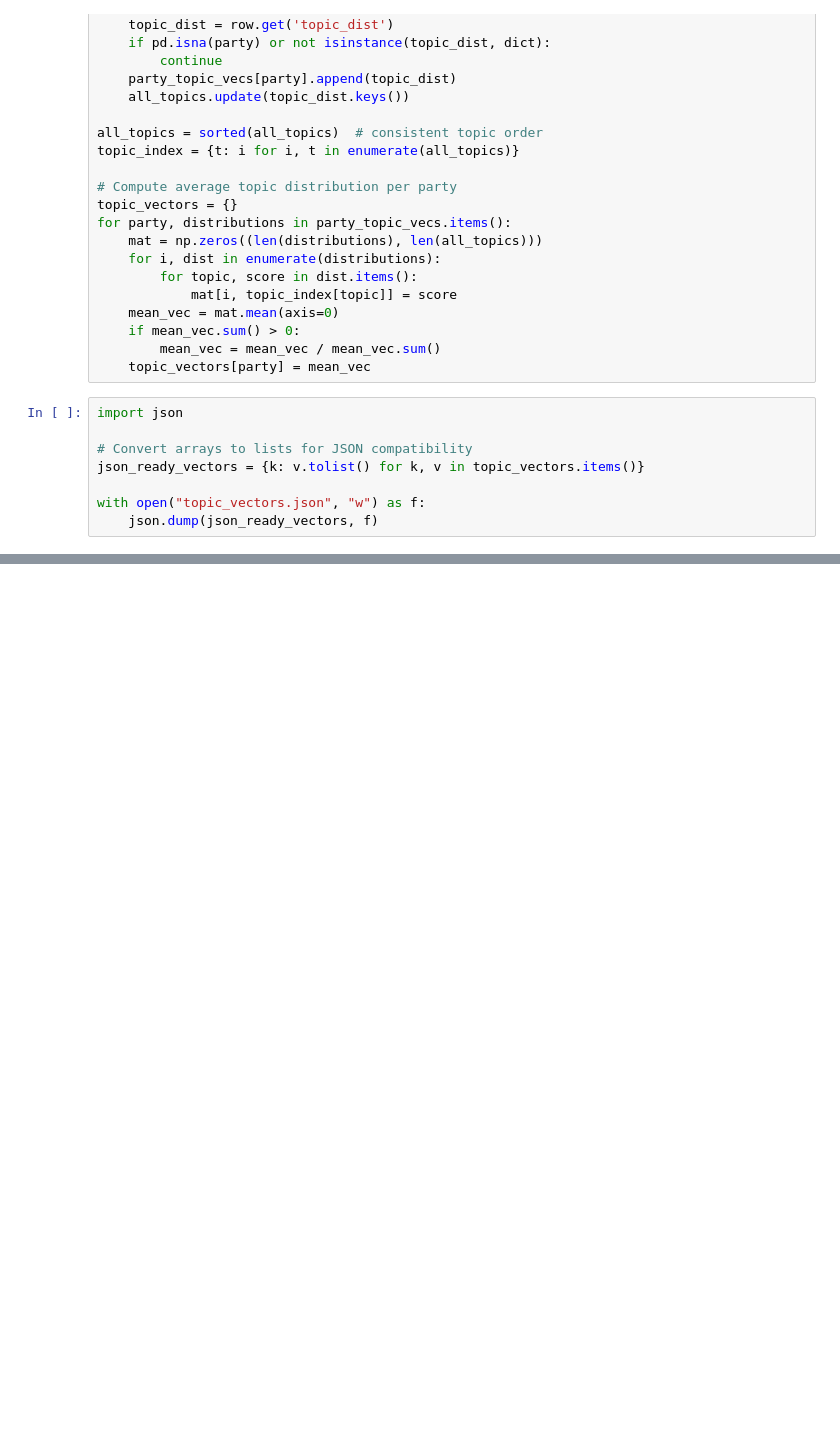
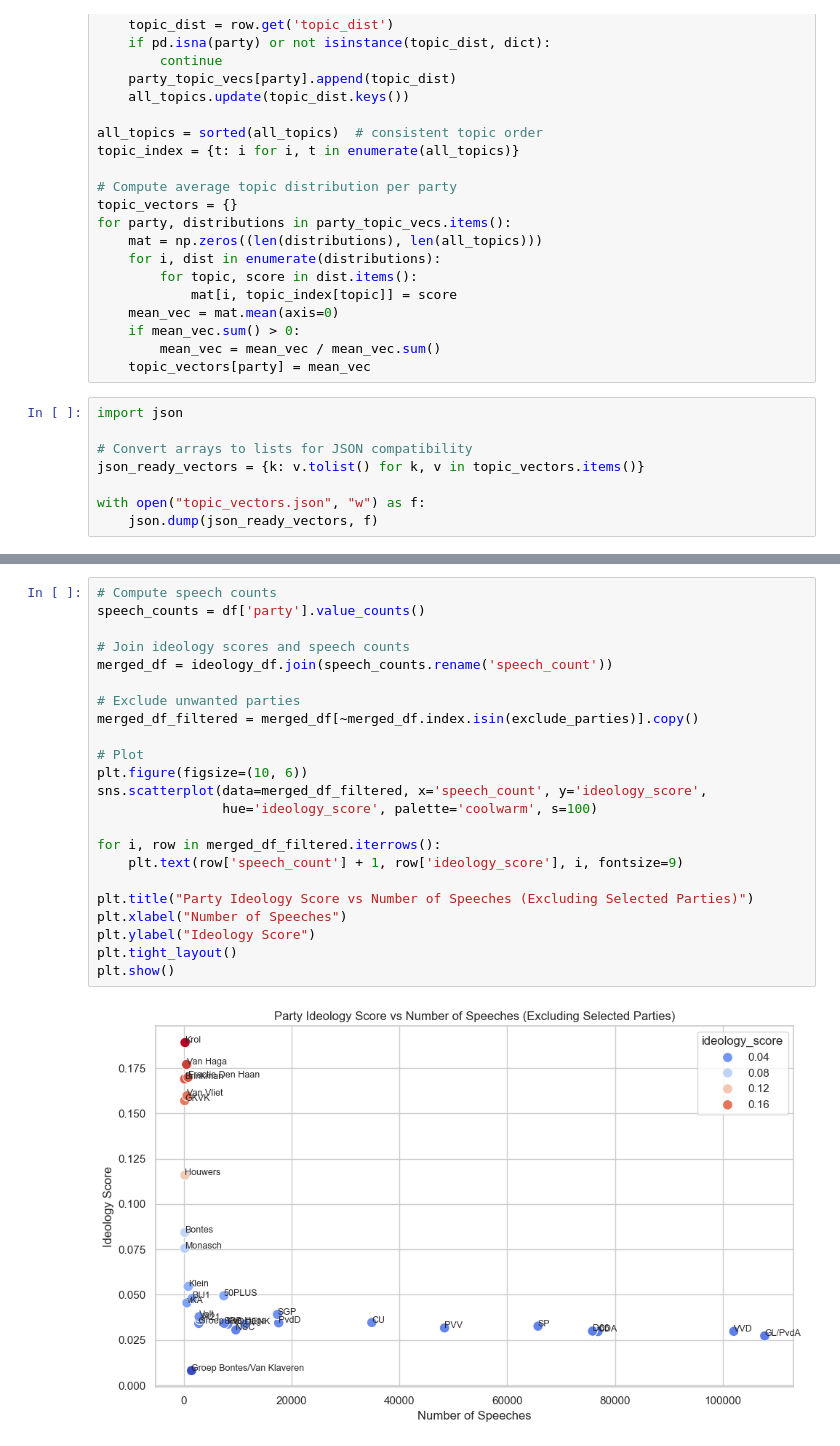
Before and after one commit to merijnvervoorn/coalitie-voorspeller, a Jupyter notebook: jensen-shannon-divergence.ipynb, the cells around one changed output, grey strips where cells are left out. Cells and saved outputs as stored; diff of their text form; blank space fills up the shorter version.

```diff
--- a/jensen-shannon-divergence.ipynb
+++ b/jensen-shannon-divergence.ipynb
@@ -463,0 +516,25 @@ with open("topic_vectors.json", "w") as f:
+# %%
+# Compute speech counts
+speech_counts = df['party'].value_counts()
+
+# Join ideology scores and speech counts
+merged_df = ideology_df.join(speech_counts.rename('speech_count'))
+
+# Exclude unwanted parties
+merged_df_filtered = merged_df[~merged_df.index.isin(exclude_parties)].copy()
+
+# Plot
+plt.figure(figsize=(10, 6))
+sns.scatterplot(data=merged_df_filtered, x='speech_count', y='ideology_score',
+                hue='ideology_score', palette='coolwarm', s=100)
+
+for i, row in merged_df_filtered.iterrows():
+    plt.text(row['speech_count'] + 1, row['ideology_score'], i, fontsize=9)
+
+plt.title("Party Ideology Score vs Number of Speeches (Excluding Selected Parties)")
+plt.xlabel("Number of Speeches")
+plt.ylabel("Ideology Score")
+plt.tight_layout()
+plt.show()
+# %% [output]
+[figure, added]
```
Also changed, not shown: parts of 3 cells of this notebook, 1 other file.
